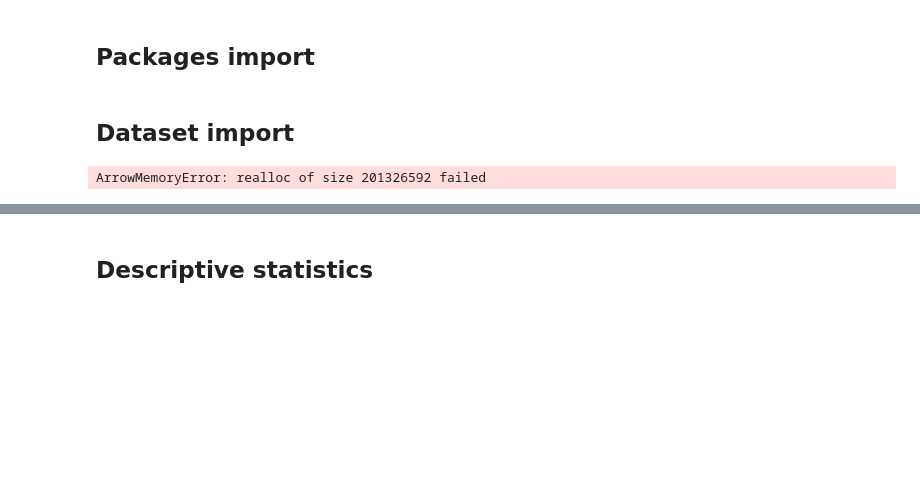
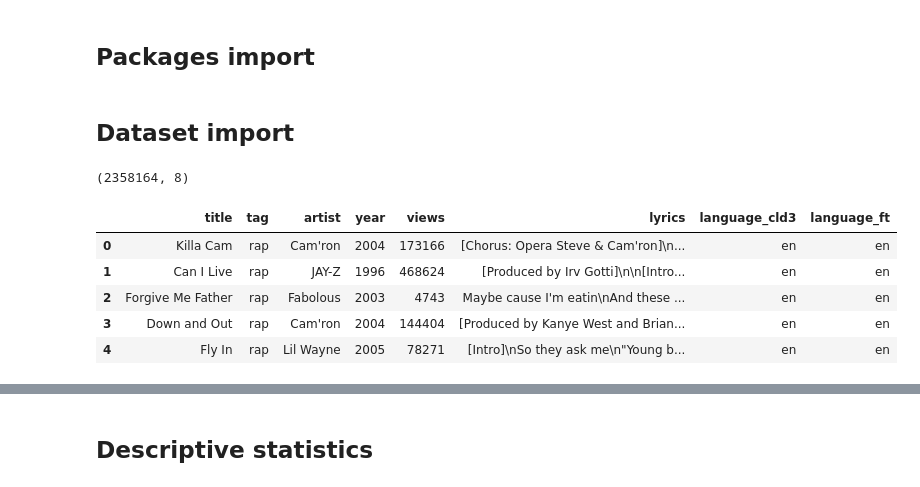
Before and after one commit to Isahrv/nlp_lyrics_analysis, a Jupyter notebook: code_all_genre.ipynb, the cells around one changed output, grey strips where cells are left out. Saved outputs shown, nothing was run; the diff lists cells and outputs as text; code cells hidden in the pictures; blank space fills up the shorter version.

```diff
--- a/code_all_genre.ipynb
+++ b/code_all_genre.ipynb
@@ -24,32 +24,39 @@ USE_COLS = [
     "language_ft",
     "tag",
     "artist",
     "title",
     "views"
 ]
 
 chunks = []
 CHUNK_SIZE = 50_000
 
 for chunk in pd.read_csv(
     "song_lyrics_filtered.csv",
     usecols=USE_COLS,
     chunksize=CHUNK_SIZE,
     low_memory=True,
     engine="python"
 ):
     # filtrage immédiat
     chunk = chunk[
         (chunk["language_cld3"] == "en") &
         (chunk["language_ft"] == "en") &
-        (chunk["tag"] == "Pop" )
+        (chunk["tag"].isin(["pop", "rap"]))
     ]
+
 
     chunks.append(chunk)
 
 df = pd.concat(chunks, ignore_index=True)
 
 print(df.shape)
 df.head()
 # %% [output]
-ArrowMemoryError: realloc of size 201326592 failed
+(2358164, 8)
+|  | title | tag | artist | year | views | lyrics | language_cld3 | language_ft |
+| 0 | Killa Cam | rap | Cam'ron | 2004 | 173166 | [Chorus: Opera Steve & Cam'ron]\n... | en | en |
+| 1 | Can I Live | rap | JAY-Z | 1996 | 468624 | [Produced by Irv Gotti]\n\n[Intro... | en | en |
+| 2 | Forgive Me Father | rap | Fabolous | 2003 | 4743 | Maybe cause I'm eatin\nAnd these ... | en | en |
+| 3 | Down and Out | rap | Cam'ron | 2004 | 144404 | [Produced by Kanye West and Brian... | en | en |
+| 4 | Fly In | rap | Lil Wayne | 2005 | 78271 | [Intro]\nSo they ask me\n"Young b... | en | en |
```
Also changed, not shown: parts of 9 cells of this notebook, 2 other files.
